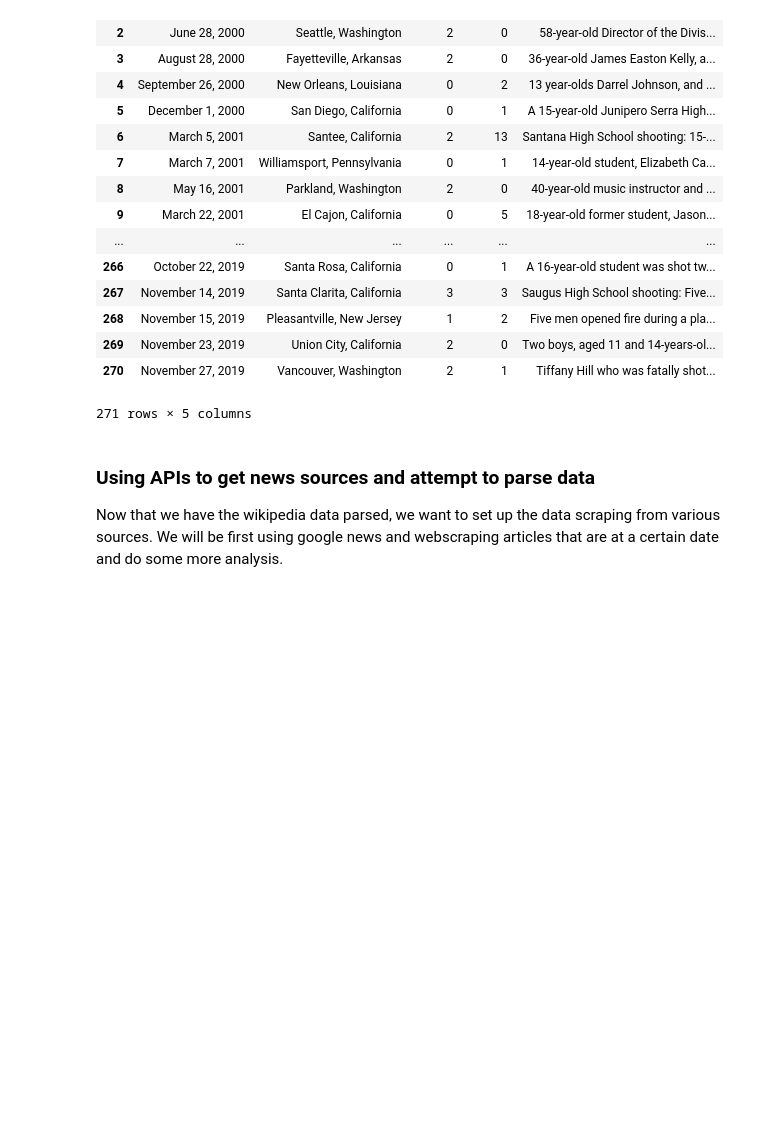
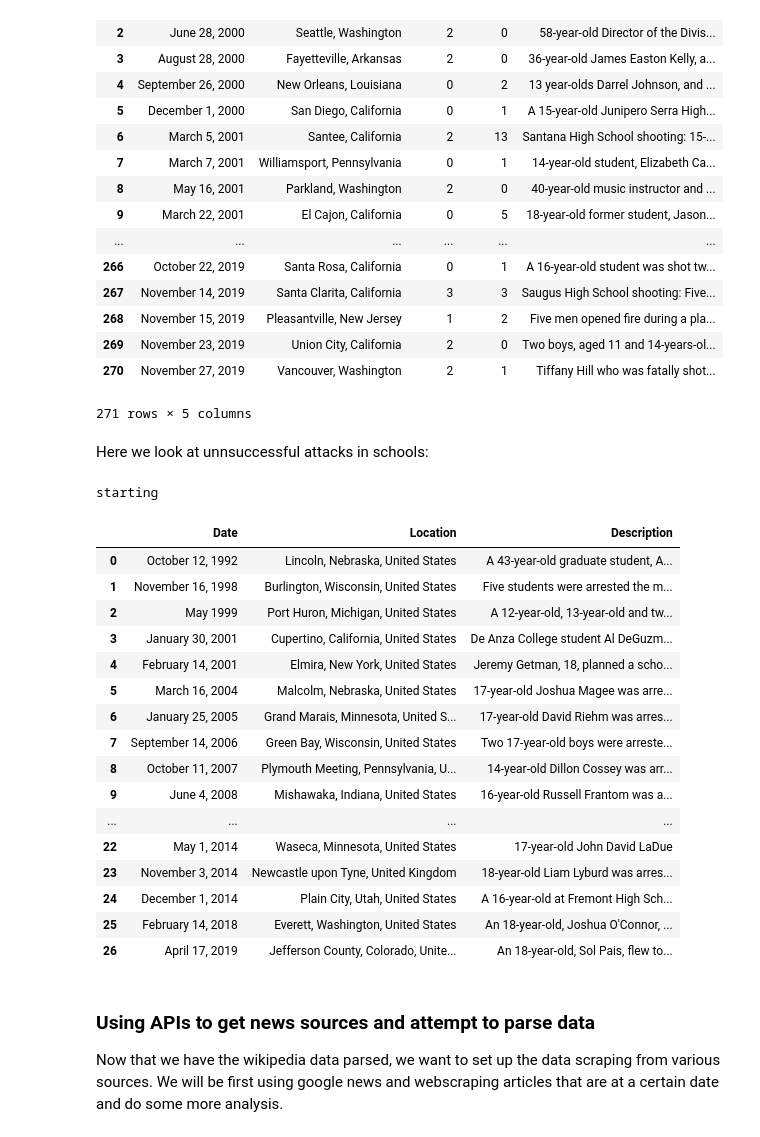
Before and after one commit to eugeneiohc/15388final, a Jupyter notebook: FinalProjectJon.ipynb, the cells around one changed output. Cells and saved outputs as stored; diff of their text form; code cells hidden in the pictures; blank space fills up the shorter version.

```diff
--- a/FinalProject.ipynb
+++ b/FinalProjectJon.ipynb
@@ -85,6 +82,60 @@ makeDF(header, body)
 | 269 | November 23, 2019 | Union City, California | 2 | 0 | Two boys, aged 11 and 14-years-ol... |
 | 270 | November 27, 2019 | Vancouver, Washington | 2 | 1 | Tiffany Hill who was fatally shot... |
 271 rows × 5 columns
+# %% [markdown]
+Here we look at unnsuccessful attacks in schools:
+# %%
+def parseWiki(url):
+    school_shooting_url = rq.get(url).text
+    soup = BeautifulSoup(school_shooting_url)
+    soup.prettify()
+
+    # It's called a wikitable sortable here, for whatever reason.
+    tables = soup.find_all("table",{"class":"wikitable sortable"})
+    header = []
+    body = []
+    # wikipedia separates by year chunks so we iterate through
+    for table in tables:
+
+        for row in table.find_all("tr"):
+            temp = []
+            if not header:
+                for h in row.find_all("th"):
+                    header.append(h.get_text().rstrip())
+            for col in row.find_all("td"):
+                cur = col.get_text()
+                # want to get rid of wiki references
+                cur = re.sub(r'\[.*\]', '', cur)
+                cur = cur.replace("\n", " ")
+                noline = cur.rstrip()
+                temp.append(noline)
+            body.append(temp)
+
+    # the first is the header, so we take it out
+    return header, body[1:]
+
+
+header, body = parseWiki("https://en.wikipedia.org/wiki/List_of_unsuccessful_attacks_related_to_schools")
+makeDF(header, body)
+# %% [output]
+starting
+|  | Date | Location | Description |
+| 0 | October 12, 1992 | Lincoln, Nebraska, United States | A 43-year-old graduate student, A... |
+| 1 | November 16, 1998 | Burlington, Wisconsin, United States | Five students were arrested the m... |
+| 2 | May 1999 | Port Huron, Michigan, United States | A 12-year-old, 13-year-old and tw... |
+| 3 | January 30, 2001 | Cupertino, California, United States | De Anza College student Al DeGuzm... |
+| 4 | February 14, 2001 | Elmira, New York, United States | Jeremy Getman, 18, planned a scho... |
+| 5 | March 16, 2004 | Malcolm, Nebraska, United States | 17-year-old Joshua Magee was arre... |
+| 6 | January 25, 2005 | Grand Marais, Minnesota, United S... | 17-year-old David Riehm was arres... |
+| 7 | September 14, 2006 | Green Bay, Wisconsin, United States | Two 17-year-old boys were arreste... |
+| 8 | October 11, 2007 | Plymouth Meeting, Pennsylvania, U... | 14-year-old Dillon Cossey was arr... |
+| 9 | June 4, 2008 | Mishawaka, Indiana, United States | 16-year-old Russell Frantom was a... |
+| ... | ... | ... | ... |
+| 22 | May 1, 2014 | Waseca, Minnesota, United States | 17-year-old John David LaDue |
+| 23 | November 3, 2014 | Newcastle upon Tyne, United Kingdom | 18-year-old Liam Lyburd was arres... |
+| 24 | December 1, 2014 | Plain City, Utah, United States | A 16-year-old at Fremont High Sch... |
+| 25 | February 14, 2018 | Everett, Washington, United States | An 18-year-old, Joshua O'Connor, ... |
+| 26 | April 17, 2019 | Jefferson County, Colorado, Unite... | An 18-year-old, Sol Pais, flew to... |
 # %% [markdown]
 ### Using APIs to get news sources and attempt to parse data
 Now that we have the wikipedia data parsed, we want to set up the data scraping from various sources. We will be first using google news and webscraping articles that are at a certain date and do some more analysis.
```
Also changed, not shown: parts of 1 cell of this notebook.
